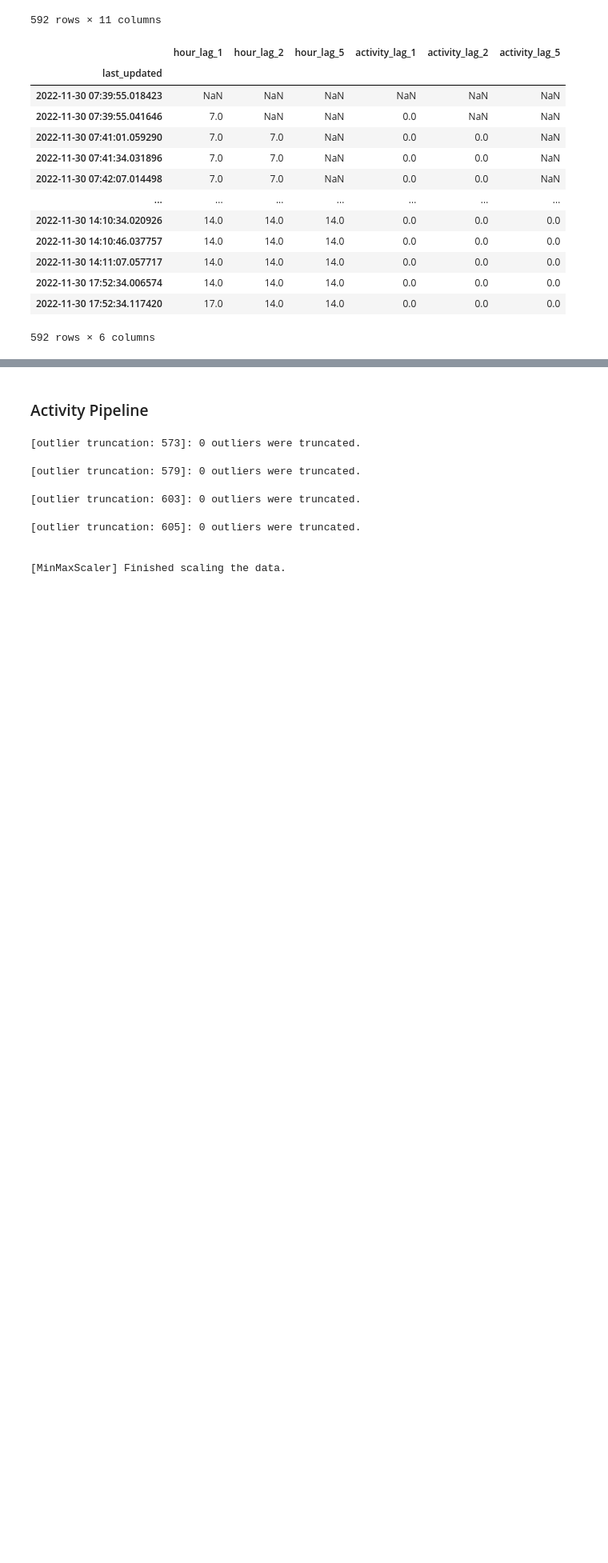
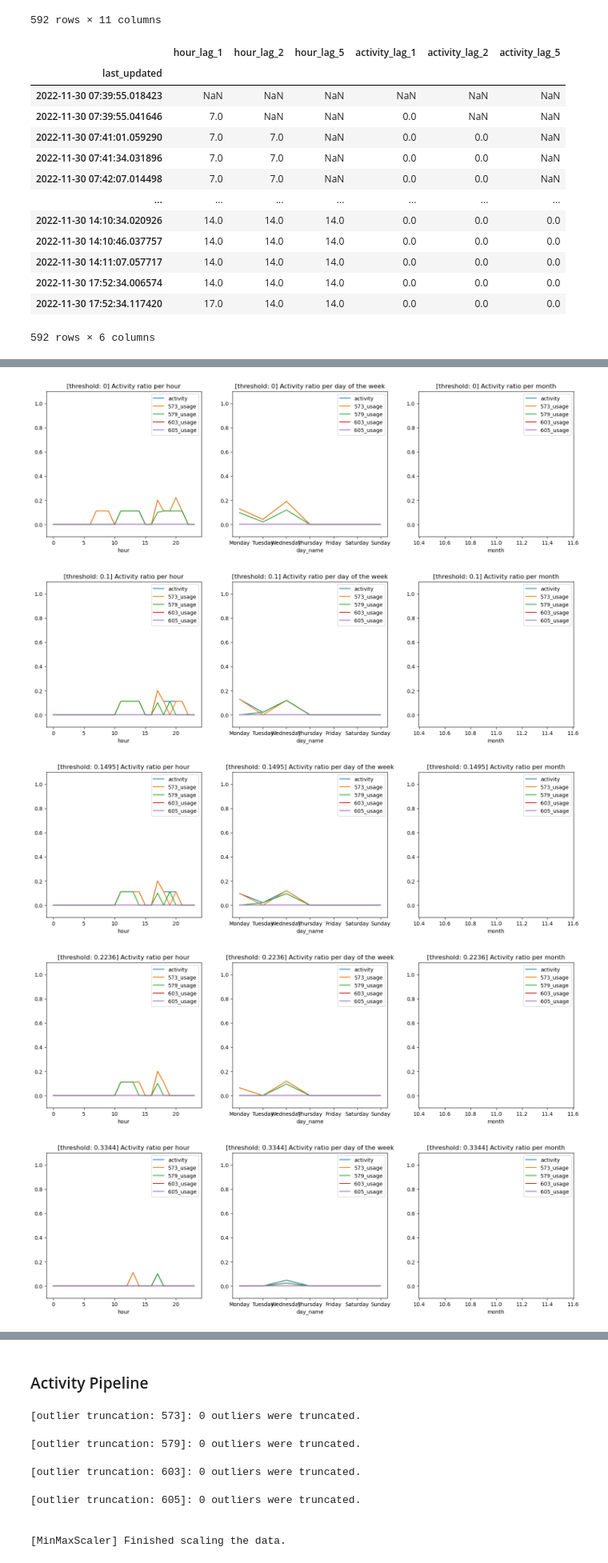
Before and after one commit to sonyaarom/Seminar-Information-Systems, a Jupyter notebook: Preparation_Agent_HA.ipynb, the cells around one changed output, grey strips where cells are left out. Shown: that part at 80% size. Saved outputs shown, nothing was run; the diff lists cells and outputs as text; code cells hidden in the pictures; blank space fills up the shorter version.

```diff
--- a/Preparation_Agent_HA.ipynb
+++ b/Preparation_Agent_HA.ipynb
@@ -664,0 +740,13 @@ day.iloc[:, -6:]
+# %%
+#household_s = household_s.set_index('last_updated')
+df = helper.aggregate(household_s, '60T')
+active_appliances = [573, 579, 603, 605]
+thresholds = [0] + list(np.geomspace(.1, .5, 5))
+
+prep.validate_thresholds(df, thresholds, active_appliances)
+# %% [output]
+[figure, added]
+[figure, added]
+[figure, added]
+[figure, added]
+[figure, added]
```
Also changed, not shown: parts of 10 cells of this notebook, 2 other files.
